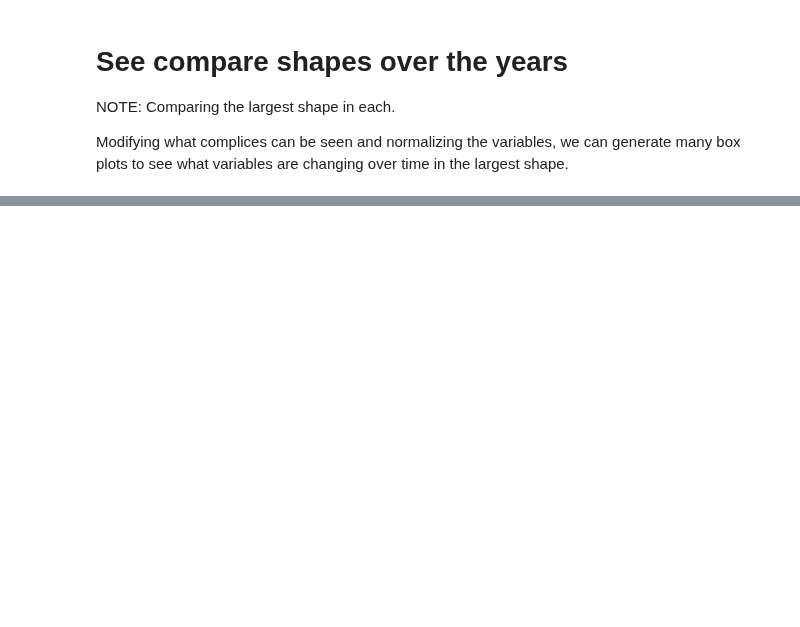
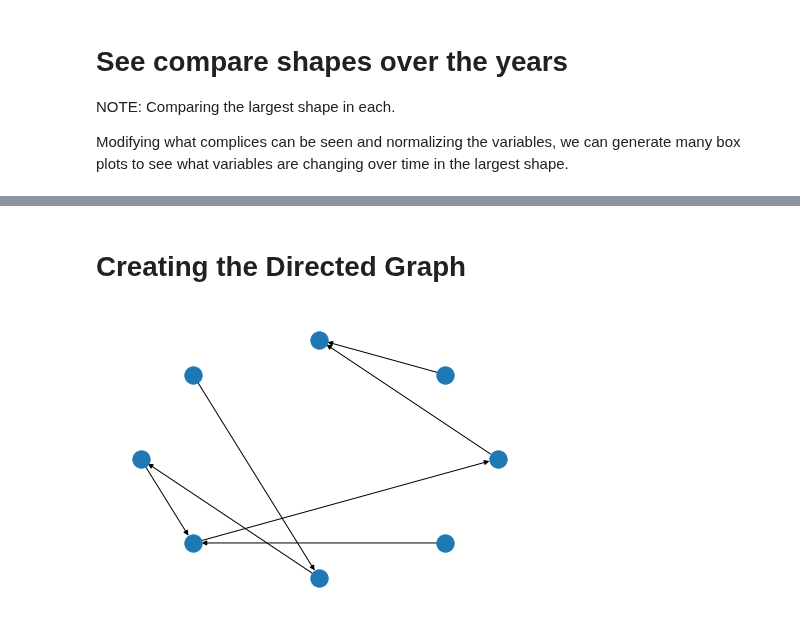
Before and after one commit to amberlee0516/UMR-TDA-2021, a Jupyter notebook: TDA_Analysis_Scripts/scomplexAnalysis.ipynb, the cells around one changed output, grey strips where cells are left out. Cells and saved outputs as stored; diff of their text form; code cells hidden in the pictures; blank space fills up the shorter version.

Commit message:
Added directed graph functions

```diff
--- a/TDA_Analysis_Scripts/scomplexAnalysis.ipynb
+++ b/TDA_Analysis_Scripts/scomplexAnalysis.ipynb
@@ -27,12 +29,12 @@ From the `kmapper_demo` file, I added one extra code block to place the resultin
 Here, we also import the actual data set, with data interpolated for the specific pool. <br>
 Lastly, a list of the 11 continuous variables (the interpolated versions) is created.
 # %%
-jsonFilePath = r"C:\Users\forre\Desktop\REU\TDA\Data\TDAOutputs\TDA1PCA10Cubes30perc_complices.json"
+jsonFilePath = r"C:\Users\killiad\Documents\Senior\REU\Mapper\PCA_1_NO_COND\TDA1PCA15Cubes35perc.json"
 jsonFile = open(jsonFilePath, "r")
 jsonData = json.load(jsonFile)
 jsonFile.close()
 
-dataFilePath = r"C:\Users\forre\Desktop\REU\TDA\Data\TDAOutputs\TDA1PCA10Cubes30perc_dfs.p"
+dataFilePath = r"C:\Users\killiad\Documents\Senior\REU\Mapper\PCA_1_NO_COND\TDA1PCA15Cubes35perc.p"
 df_dict = pickle.load(open(dataFilePath, "rb"))
 
 variables = ["PredictedWDP", "PredictedSECCHI", "PredictedTEMP", "PredictedDO",
@@ -43,6 +45,10 @@ variables = ["PREDICTED_WDP", "PREDICTED_SECCHI", "PREDICTED_TEMP", "PREDICTED_D
            "PREDICTED_TURB", "PREDICTED_VEL", "PREDICTED_TP", #"PREDICTED_COND",
            "PREDICTED_TN", "PREDICTED_SS", "PREDICTED_CHLcal"]
 
+variables = ["WDP", "SECCHI", "TEMP", "DO",
+           "TURB", "VEL", "TP", #"COND",
+           "TN", "SS", "CHLcal"]
+
 
 
 print("Json file imported")
@@ -699,0 +573,2 @@ Stratum-1-SUMMER-14-20-
+# %% [markdown]
+# Creating the Directed Graph
@@ -699,0 +601,4 @@ Stratum-1-SUMMER-14-20-
+# %%
+nx.draw_shell(jsonData["['Stratum 1 SUMMER 98-04: ']"]['graph'])
+# %% [output]
+[figure, added]
```
Also changed, not shown: parts of 13 cells of this notebook.
